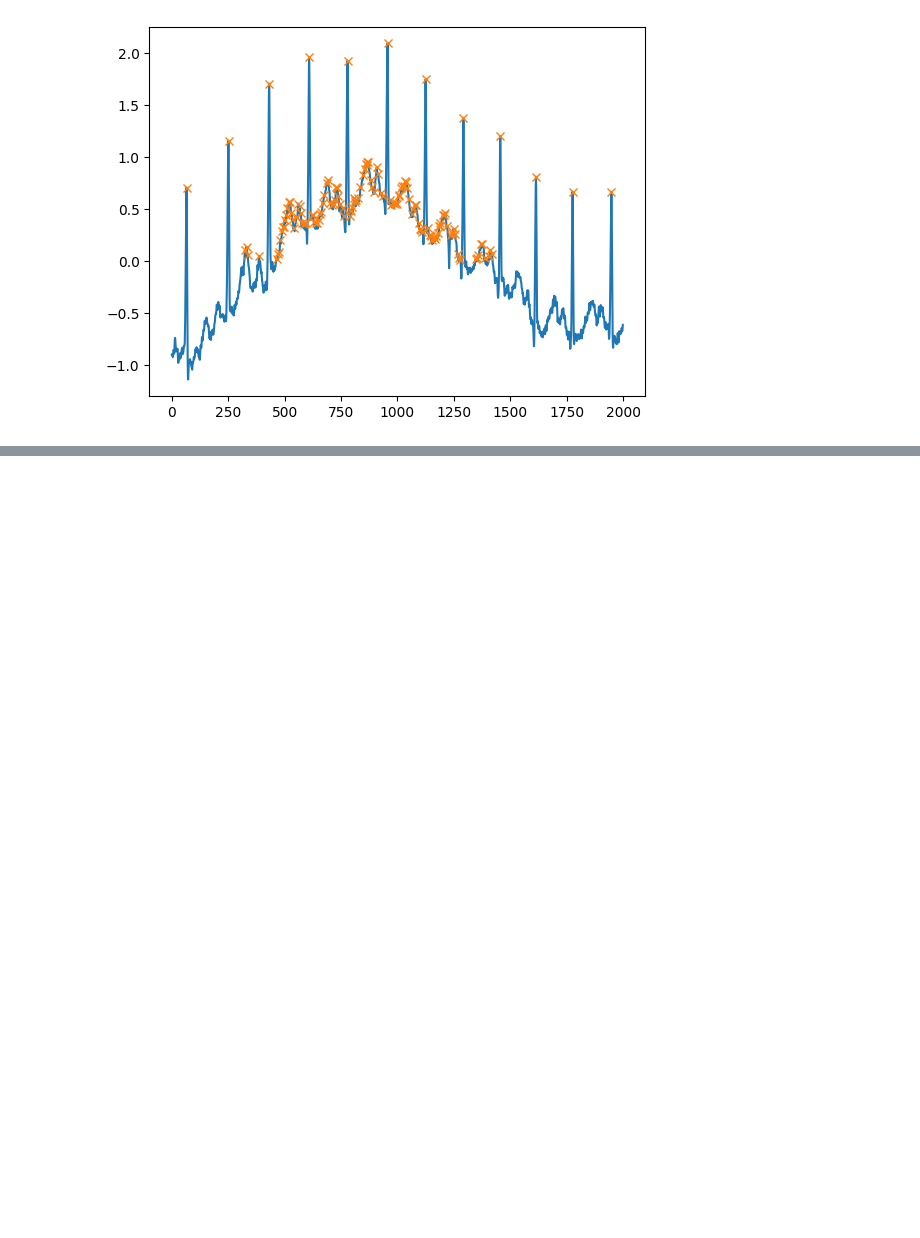
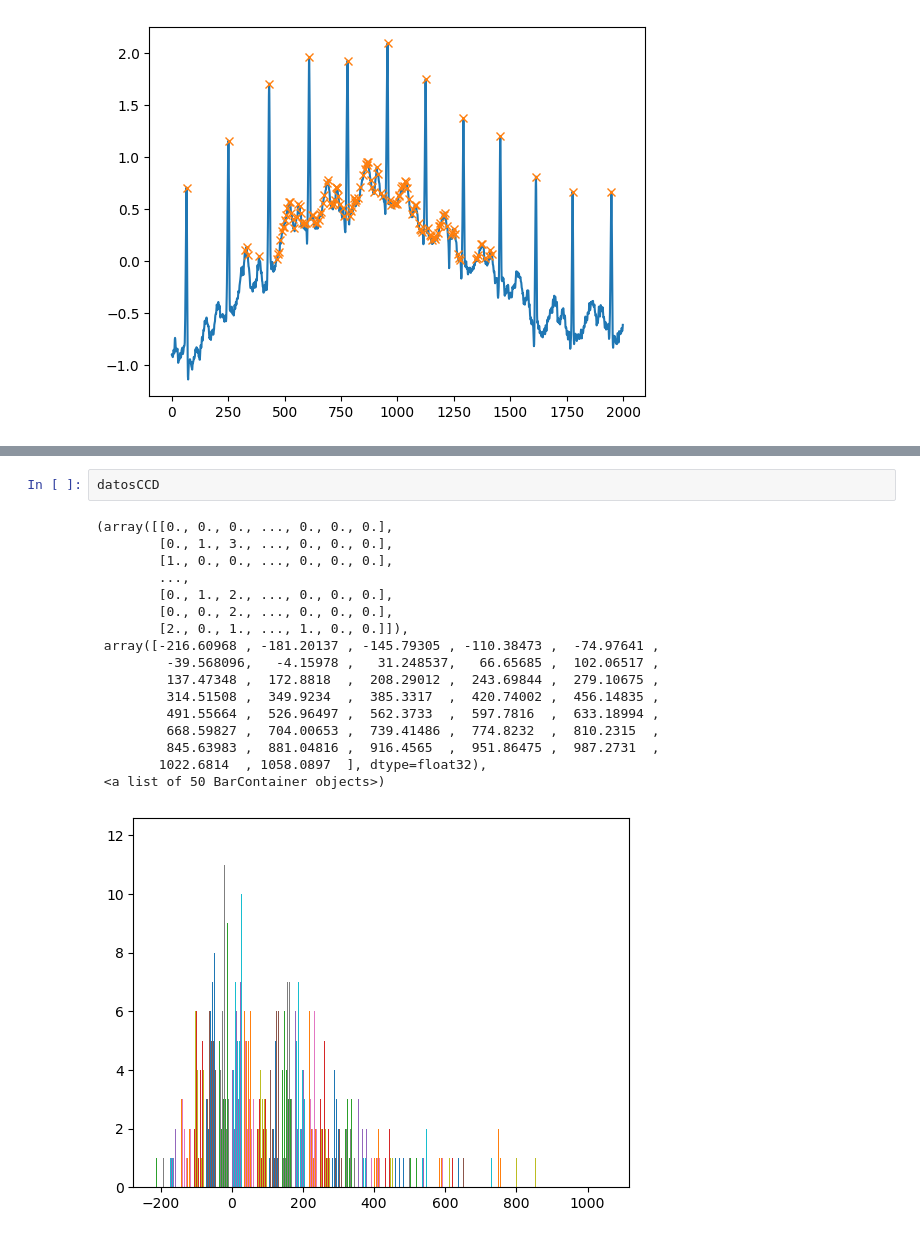
Before and after one commit to maumtzmon/ClasesPy, a Jupyter notebook: 21 - matplotlib/04_curve_fit_Histogram.ipynb, the cells around one changed output, grey strips where cells are left out. Saved outputs shown, nothing was run; the diff lists cells and outputs as text; blank space fills up the shorter version.

```diff
--- a/21 - matplotlib/04_curve_fit_Histogram.ipynb
+++ b/21 - matplotlib/04_curve_fit_Histogram.ipynb
@@ -189,0 +184,20 @@ plt.show()
+# %%
+datosCCD
+# %% [output]
+(array([[0., 0., 0., ..., 0., 0., 0.],
+        [0., 1., 3., ..., 0., 0., 0.],
+        [1., 0., 0., ..., 0., 0., 0.],
+        ...,
+        [0., 1., 2., ..., 0., 0., 0.],
+        [0., 0., 2., ..., 0., 0., 0.],
+        [2., 0., 1., ..., 1., 0., 0.]]),
+ array([-216.60968 , -181.20137 , -145.79305 , -110.38473 ,  -74.97641 ,
+         -39.568096,   -4.15978 ,   31.248537,   66.65685 ,  102.06517 ,
+         137.47348 ,  172.8818  ,  208.29012 ,  243.69844 ,  279.10675 ,
+         314.51508 ,  349.9234  ,  385.3317  ,  420.74002 ,  456.14835 ,
+         491.55664 ,  526.96497 ,  562.3733  ,  597.7816  ,  633.18994 ,
+         668.59827 ,  704.00653 ,  739.41486 ,  774.8232  ,  810.2315  ,
+         845.63983 ,  881.04816 ,  916.4565  ,  951.86475 ,  987.2731  ,
+        1022.6814  , 1058.0897  ], dtype=float32),
+ <a list of 50 BarContainer objects>)
+[figure, added]
```
Also changed, not shown: parts of 17 cells of this notebook, 41 other files.
